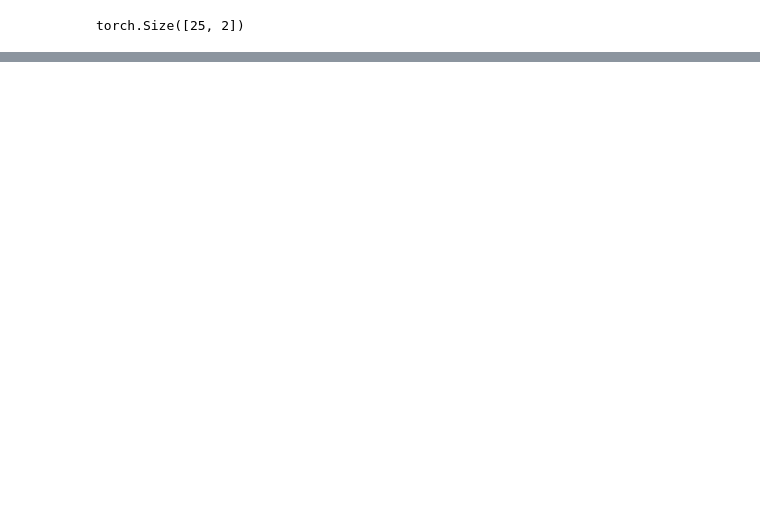
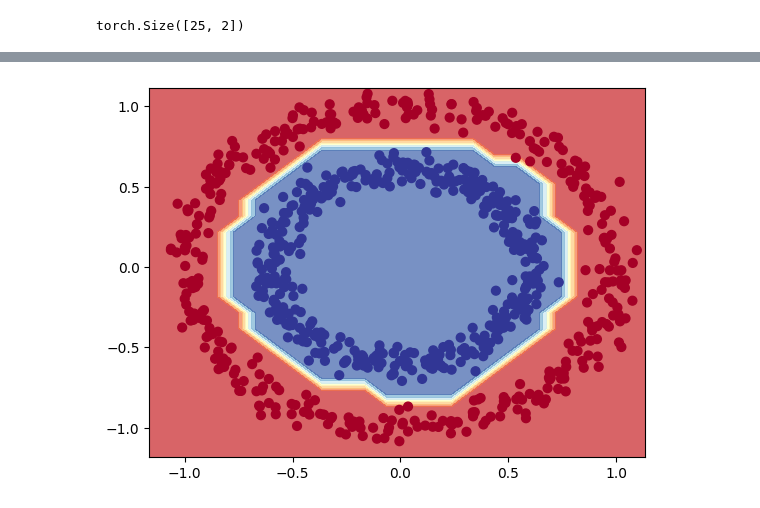
Before and after one commit to nguynlb/DataScience, a Jupyter notebook: Pytorch/Module/Classification.ipynb, the cells around one changed output, grey strips where cells are left out. Cells and saved outputs as stored; diff of their text form; code cells hidden in the pictures; blank space fills up the shorter version.

```diff
--- a/Pytorch/Module/Classification.ipynb
+++ b/Pytorch/Module/Classification.ipynb
@@ -247,0 +348,3 @@ class ClassifierModelV1(nn.Module):
+# %%
+model_2 = ClassifierModelV2()
+model_2.state_dict()
@@ -247,0 +369,34 @@ class ClassifierModelV1(nn.Module):
+# %%
+loss_fn_3 = nn.BCEWithLogitsLoss()
+
+optimizer_3 = torch.optim.SGD(params=model_2.parameters(), lr=.01)
+# %%
+# X_train = X_train.to(device)
+# y_train = y_train.to(device).unsqueeze(dim=1)
+# X_test = X_test.to(device)
+# y_test = y_test.to(device).unsqueeze(dim=1)
+
+epochs = 1000
+
+for epoch in range(epochs + 1):
+
+    model_2.train()
+    y_pred = model_2(X_train)
+    train_loss = loss_fn_3(y_pred, y_train)
+
+    optimizer_3.zero_grad()
+    train_loss.backward()
+    optimizer_3.step()
+
+    model_2.eval()
+    with torch.inference_mode():
+        train_pred_prob = predict_prob(y_pred)
+        acc_train = accuracy_fn(train_pred_prob, y_train)
+
+        test_pred = model_2(X_test)
+        test_loss = loss_fn_3(test_pred, y_test)
+        test_pred_prob = predict_prob(test_pred)
+        acc_test = accuracy_fn(test_pred_prob, y_test)
+
+    if epoch % 20 == 0:
+        print(f"Epoch {epoch} | Loss train: {train_loss:.2f}, Accuracy {acc_train:.2f} | Loss test: {test_loss:.2f}, Accuracy {acc_test:.2f}")
@@ -247,0 +421,4 @@ class ClassifierModelV1(nn.Module):
+# %%
+sdef_plot_decision_boundary(model_2, X_train, y_train)
+# %% [output]
+[figure, added]
```
Also changed, not shown: parts of 13 cells of this notebook.
